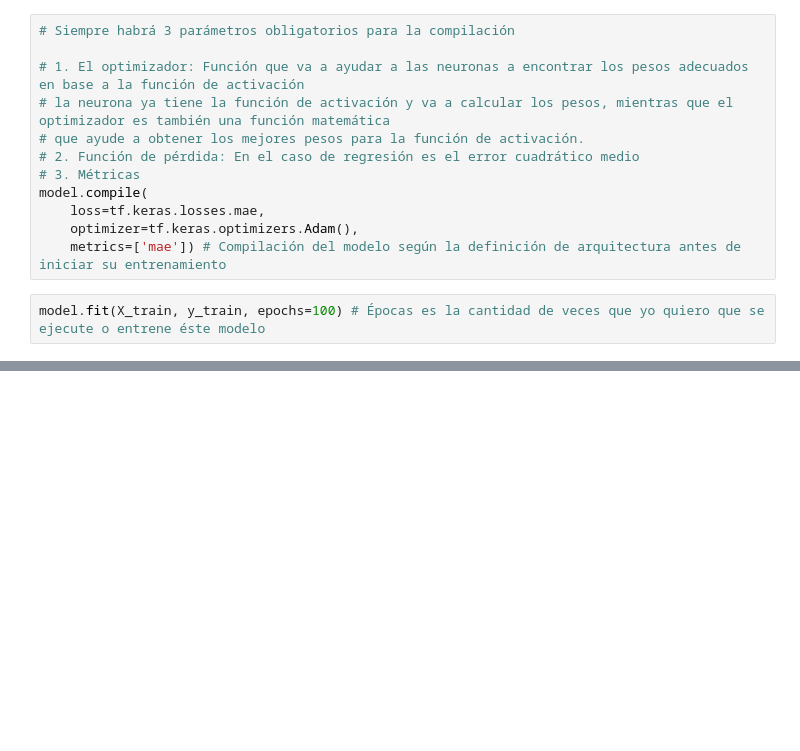
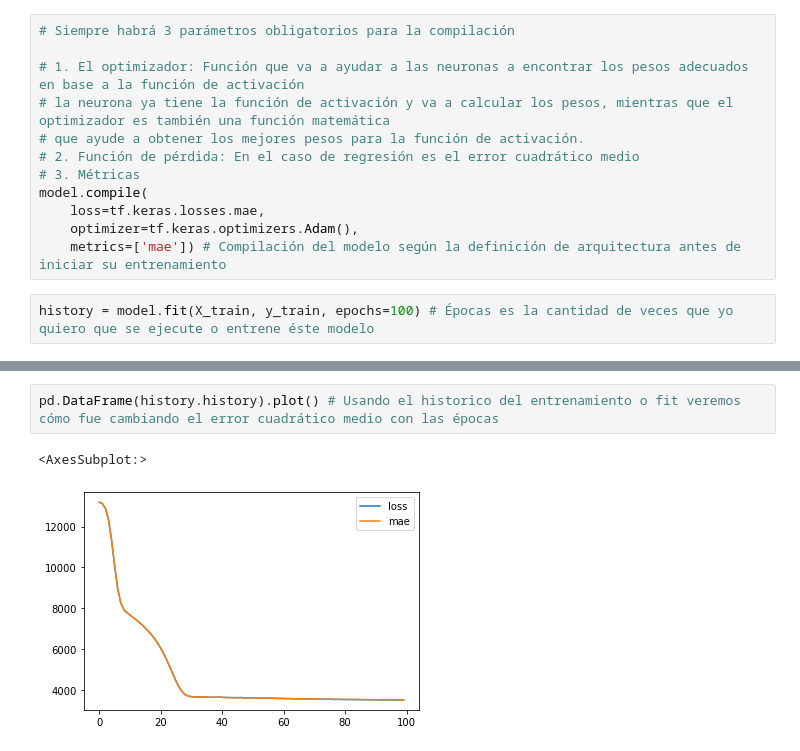
Before and after one commit to gabrieltorres519/Curso_ML_Python_Programador_IA, a Jupyter notebook: 8_Redes_Neuronales/1_NN_Regresión.ipynb, the cells around one changed output, grey strips where cells are left out. Cells and saved outputs as stored; diff of their text form; blank space fills up the shorter version.

Commit message:
54) Redes Neuronales: Obtención del error posterior al entrenamiento con mse y visualización de la gráfica del cambio del mse

```diff
--- a/8_Redes_Neuronales/1_NN_Regresión.ipynb
+++ b/8_Redes_Neuronales/1_NN_Regresión.ipynb
@@ -184,6 +184,6 @@ model.compile(
     optimizer=tf.keras.optimizers.Adam(),
     metrics=['mae']) # Compilación del modelo según la definición de arquitectura antes de iniciar su entrenamiento
 # %%
-model.fit(X_train, y_train, epochs=100) # Épocas es la cantidad de veces que yo quiero que se ejecute o entrene éste modelo
+history = model.fit(X_train, y_train, epochs=100) # Épocas es la cantidad de veces que yo quiero que se ejecute o entrene éste modelo
 # %% [output]
 Epoch 1/100
@@ -206,0 +211,5 @@ Epoch 100/100
+# %%
+pd.DataFrame(history.history).plot() # Usando el historico del entrenamiento o fit veremos cómo fue cambiando el error cuadrático medio con las épocas
+# %% [output]
+<AxesSubplot:>
+[figure, added]
```
Also changed, not shown: parts of 3 cells of this notebook.
